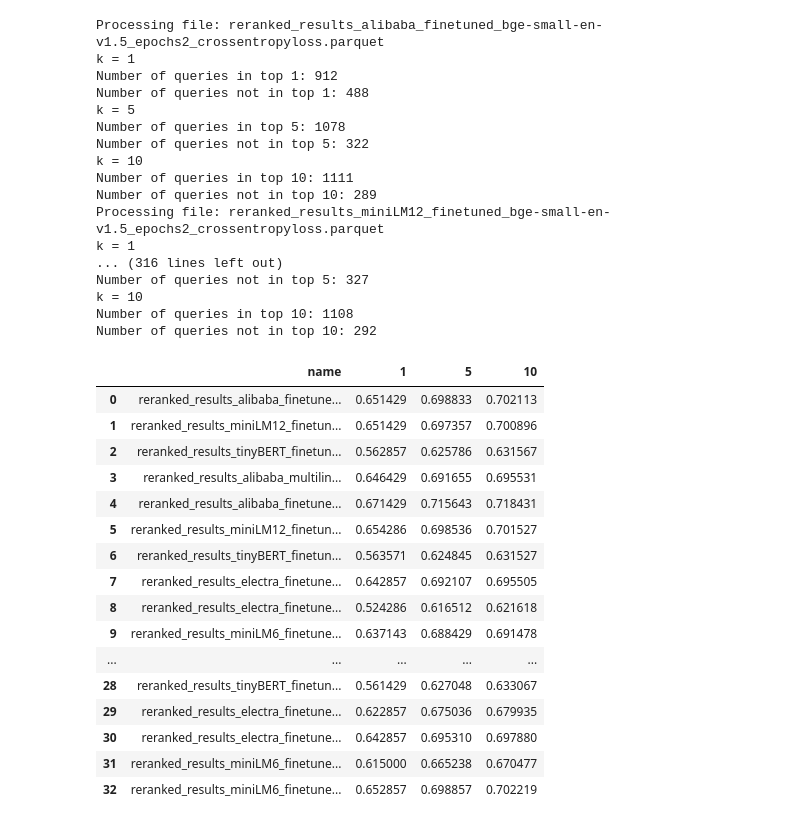
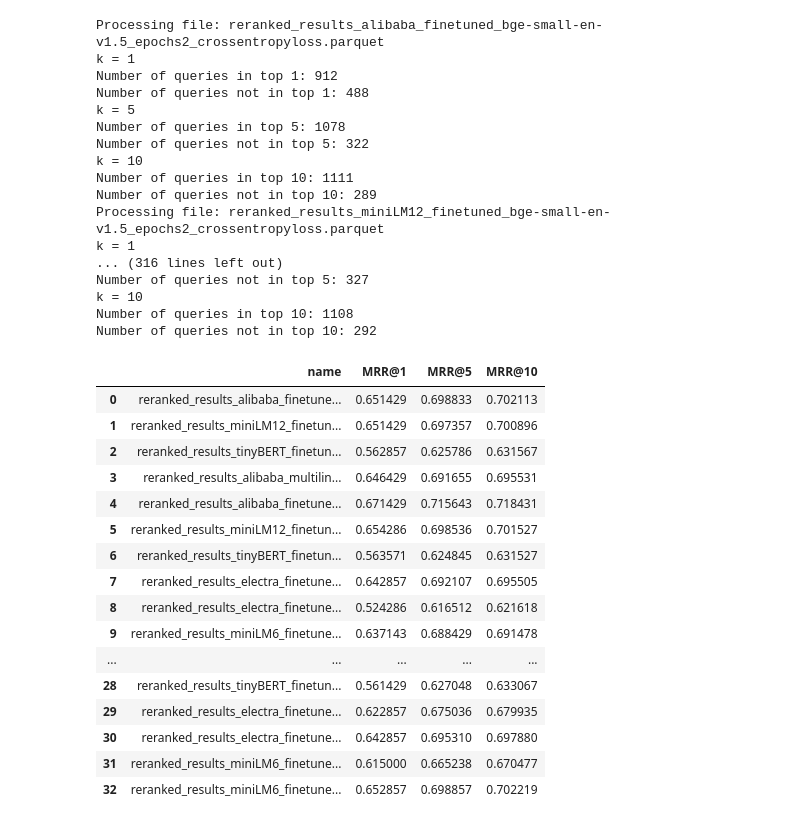
Before and after one commit to AIR25-CheckThat-Group1/CheckThat-ScientificClaimSourceRetrieval, a Jupyter notebook: results.ipynb, the cells around one changed output. Drawn from its saved outputs; the diff is of its cells as text; code cells hidden in the pictures.

```diff
--- a/results.ipynb
+++ b/results.ipynb
@@ -26,38 +26,38 @@ for file in files:
     if 'reranked_topk' in df_query.columns:
         if 'cord_uid' not in df_query.columns:
             print(f"Column 'cord_uid' not found in {file.name}. Skipping evaluation.")
             continue
         performance = evaluate_reranked_results(df_query, col_gold='cord_uid', col_pred='reranked_topk', list_k=[1, 5, 10])
         results.append({
             'name': file.name,
-            1: performance[1],
-            5: performance[5],
-            10: performance[10]
+            "MRR@1": performance[1],
+            "MRR@5": performance[5],
+            "MRR@10": performance[10]
         })
     else:
         print(f"Column 'reranked_topk' not found in {file.name}. Skipping evaluation.")
 
-df_eval = pd.DataFrame(results, columns=['name', 1, 5, 10])
+df_eval = pd.DataFrame(results, columns=['name', "MRR@1", "MRR@5", "MRR@10"])
 df_eval
 # %% [output]
 Processing file: reranked_results_alibaba_finetuned_bge-small-en-v1.5_epochs2_crossentropyloss.parquet
 k = 1
 Number of queries in top 1: 912
 Number of queries not in top 1: 488
 k = 5
 Number of queries in top 5: 1078
 Number of queries not in top 5: 322
 k = 10
 Number of queries in top 10: 1111
 Number of queries not in top 10: 289
 Processing file: reranked_results_miniLM12_finetuned_bge-small-en-v1.5_epochs2_crossentropyloss.parquet
 k = 1
 ... (316 lines left out)
 Number of queries not in top 5: 327
 k = 10
 Number of queries in top 10: 1108
 Number of queries not in top 10: 292
-|  | name | 1 | 5 | 10 |
+|  | name | MRR@1 | MRR@5 | MRR@10 |
 | 0 | reranked_results_alibaba_finetune... | 0.651429 | 0.698833 | 0.702113 |
 | 1 | reranked_results_miniLM12_finetun... | 0.651429 | 0.697357 | 0.700896 |
 | 2 | reranked_results_tinyBERT_finetun... | 0.562857 | 0.625786 | 0.631567 |
```
Also changed, not shown: parts of 7 cells of this notebook, 2 other files.
